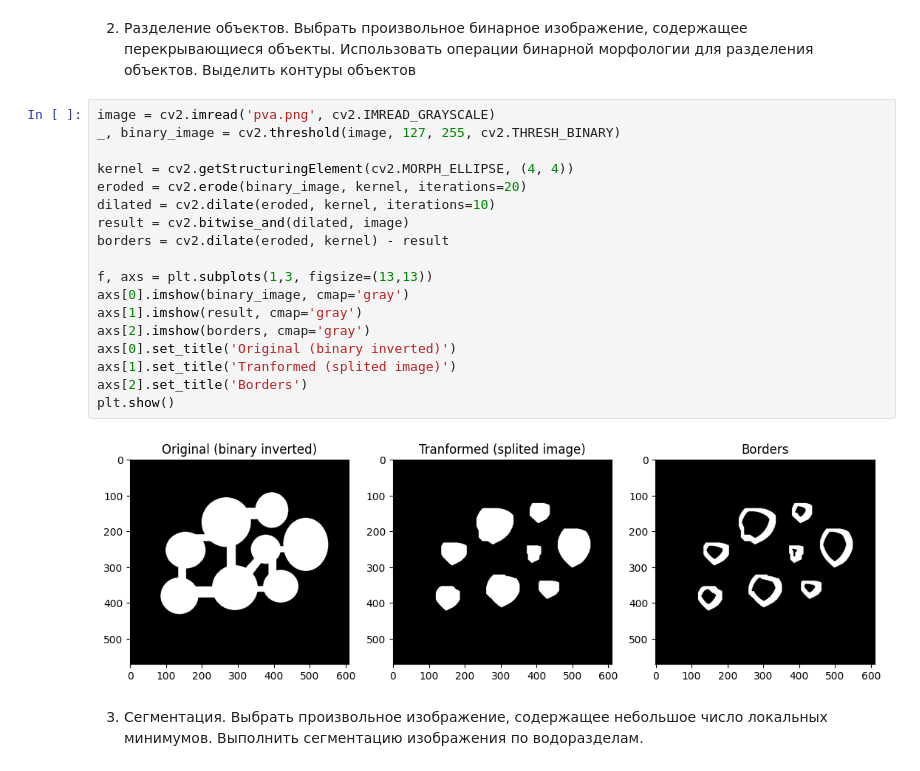
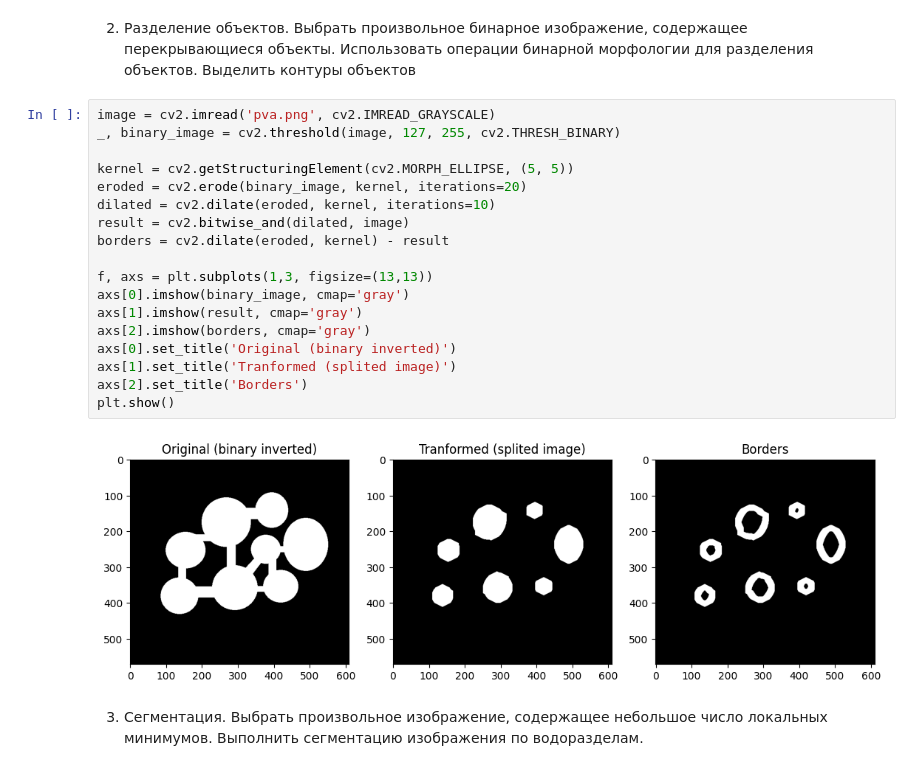
Before and after one commit to r73lan/openCV_python, a Jupyter notebook: lab4/lab4.ipynb, the cells around one changed output. Cells and saved outputs as stored; diff of their text form.

```diff
--- a/lab4/lab4.ipynb
+++ b/lab4/lab4.ipynb
@@ -28,23 +28,23 @@ plt.show()
 # %%
 image = cv2.imread('pva.png', cv2.IMREAD_GRAYSCALE)
 _, binary_image = cv2.threshold(image, 127, 255, cv2.THRESH_BINARY)
 
-kernel = cv2.getStructuringElement(cv2.MORPH_ELLIPSE, (4, 4))
+kernel = cv2.getStructuringElement(cv2.MORPH_ELLIPSE, (5, 5))
 eroded = cv2.erode(binary_image, kernel, iterations=20)
 dilated = cv2.dilate(eroded, kernel, iterations=10)
 result = cv2.bitwise_and(dilated, image)
 borders = cv2.dilate(eroded, kernel) - result
 
 f, axs = plt.subplots(1,3, figsize=(13,13))
 axs[0].imshow(binary_image, cmap='gray')
 axs[1].imshow(result, cmap='gray')
 axs[2].imshow(borders, cmap='gray')
 axs[0].set_title('Original (binary inverted)')
 axs[1].set_title('Tranformed (splited image)')
 axs[2].set_title('Borders')
 plt.show()
 # %% [output]
-[figure, old version]
+[figure, new version]
 # %% [markdown]
 3. Сегментация. Выбрать произвольное изображение,
 содержащее небольшое число локальных минимумов.
```
Also changed, not shown: parts of 3 cells of this notebook.
